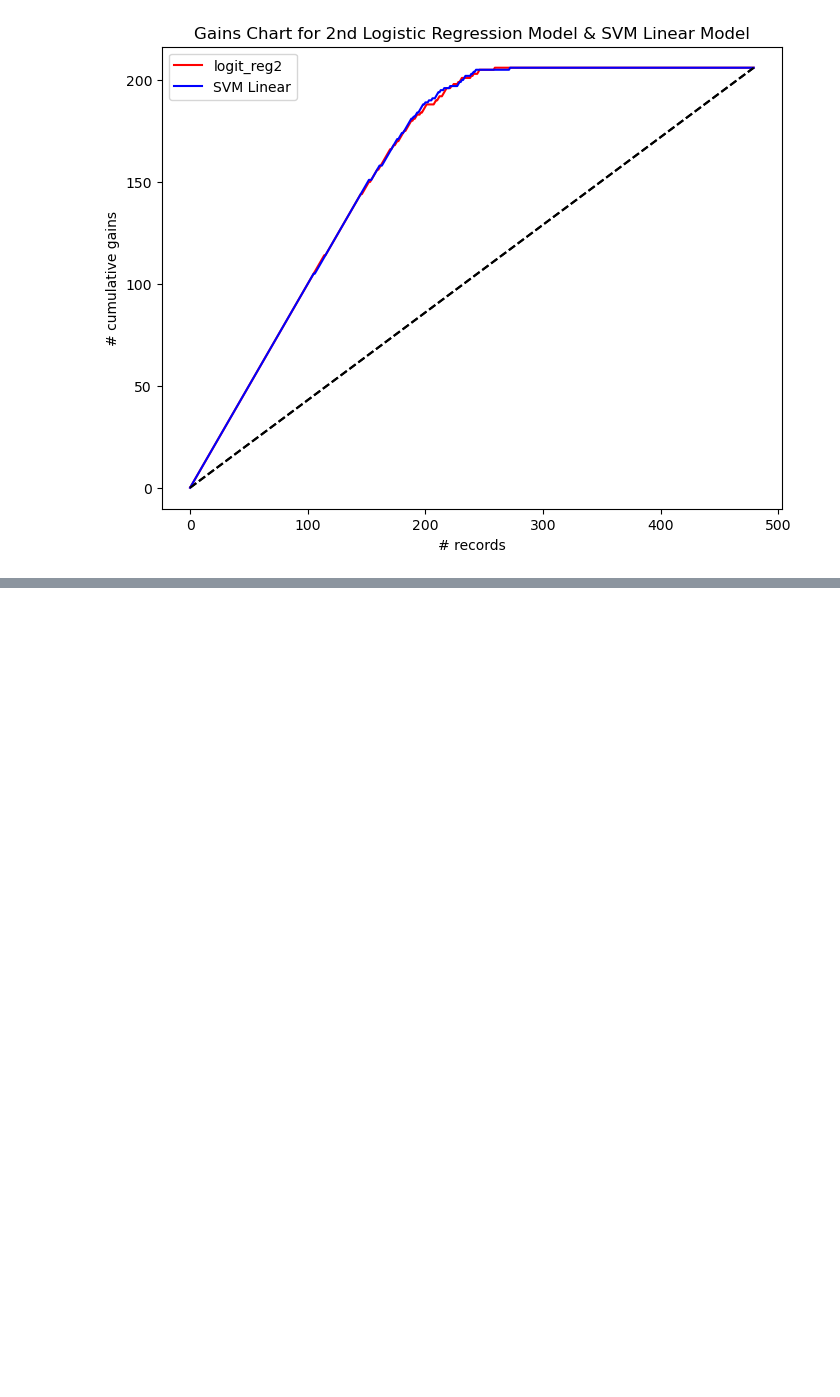
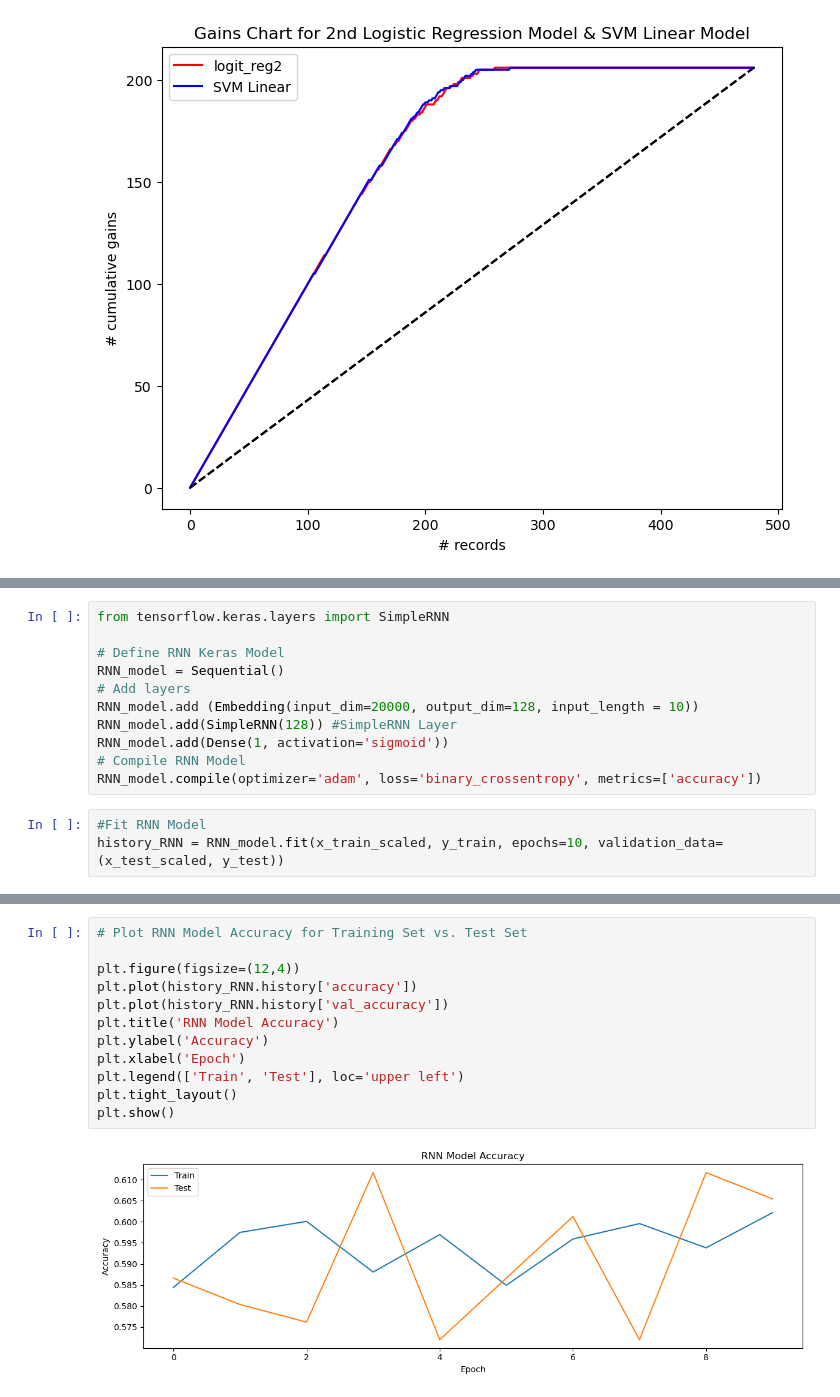
Before and after one commit to kmattingly8/ANA500.v2, a Jupyter notebook: ANA500 Project.ipynb, the cells around one changed output, grey strips where cells are left out. Drawn from its saved outputs; the diff is of its cells as text; blank space fills up the shorter version.

Commit message:
Week 4 Updates
Deep Learning models (RNN vs DNN), with accuracy tables & AUC charts.

```diff
--- a/ANA500 Project.ipynb
+++ b/ANA500 Project.ipynb
@@ -1509,0 +1529,14 @@ Text(0.5, 1.0, 'Gains Chart for 2nd Logistic Regression Model & SVM Linear Model
+# %%
+from tensorflow.keras.layers import SimpleRNN
+
+# Define RNN Keras Model
+RNN_model = Sequential()
+# Add layers
+RNN_model.add (Embedding(input_dim=20000, output_dim=128, input_length = 10))
+RNN_model.add(SimpleRNN(128)) #SimpleRNN Layer
+RNN_model.add(Dense(1, activation='sigmoid'))
+# Compile RNN Model
+RNN_model.compile(optimizer='adam', loss='binary_crossentropy', metrics=['accuracy'])
+# %%
+#Fit RNN Model
+history_RNN = RNN_model.fit(x_train_scaled, y_train, epochs=10, validation_data=(x_test_scaled, y_test))
@@ -1509,0 +1564,14 @@ Text(0.5, 1.0, 'Gains Chart for 2nd Logistic Regression Model & SVM Linear Model
+# %%
+# Plot RNN Model Accuracy for Training Set vs. Test Set
+
+plt.figure(figsize=(12,4))
+plt.plot(history_RNN.history['accuracy'])
+plt.plot(history_RNN.history['val_accuracy'])
+plt.title('RNN Model Accuracy')
+plt.ylabel('Accuracy')
+plt.xlabel('Epoch')
+plt.legend(['Train', 'Test'], loc='upper left')
+plt.tight_layout()
+plt.show()
+# %% [output]
+[figure, added]
```
Also changed, not shown: parts of 25 cells of this notebook.
